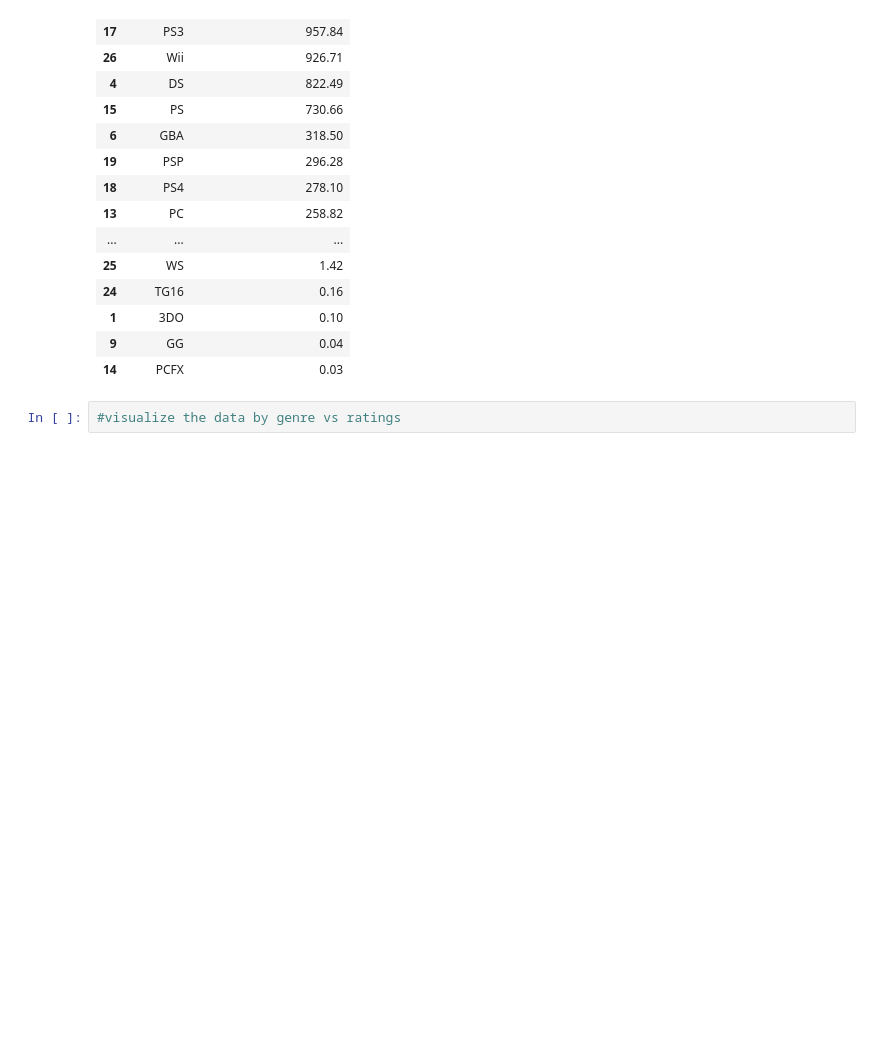
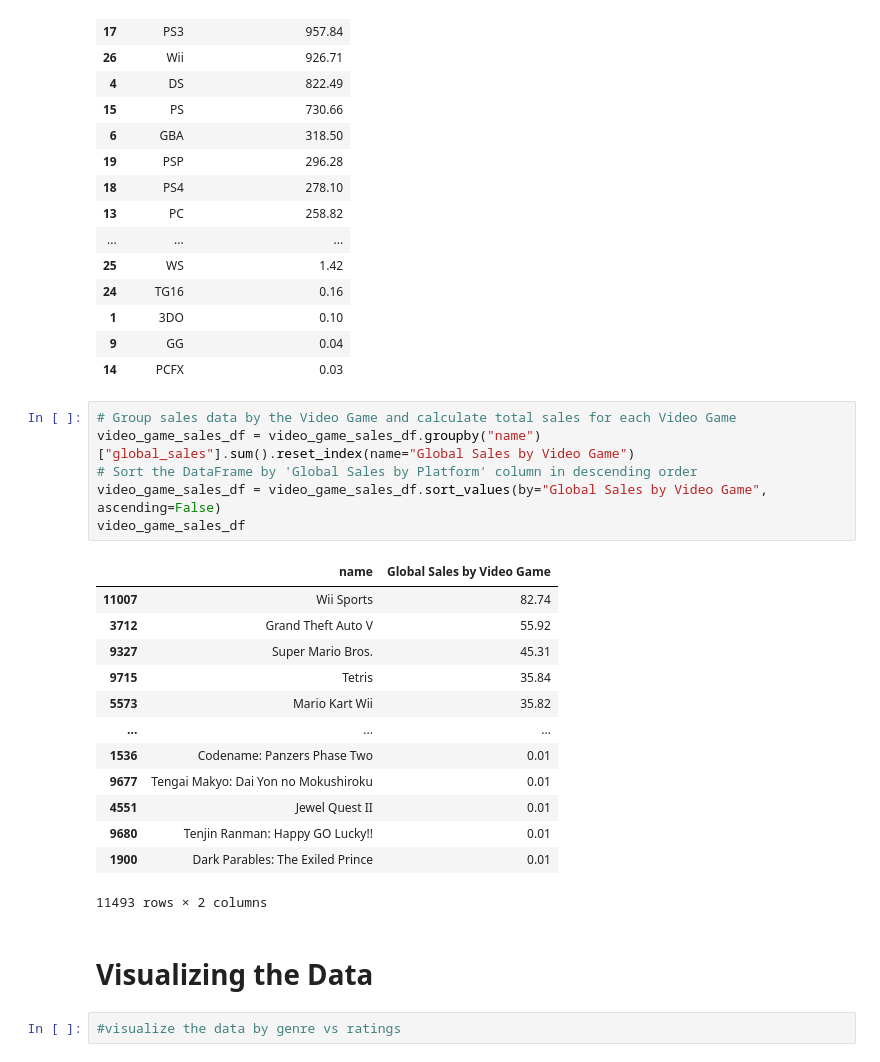
Before and after one commit to knohavec/Project-1-, a Jupyter notebook: Data Exploration Jupiter Notebooks/video_game_sales.ipynb, the cells around one changed output. Drawn from its saved outputs; the diff is of its cells as text; blank space fills up the shorter version.

```diff
--- a/Data Exploration Jupiter Notebooks/video_game_sales.ipynb
+++ b/Data Exploration Jupiter Notebooks/video_game_sales.ipynb
@@ -159,6 +171,28 @@ platform_sales_df
 | 1 | 3DO | 0.10 |
 | 9 | GG | 0.04 |
 | 14 | PCFX | 0.03 |
+# %%
+# Group sales data by the Video Game and calculate total sales for each Video Game
+video_game_sales_df = video_game_sales_df.groupby("name")["global_sales"].sum().reset_index(name="Global Sales by Video Game")
+# Sort the DataFrame by 'Global Sales by Platform' column in descending order
+video_game_sales_df = video_game_sales_df.sort_values(by="Global Sales by Video Game", ascending=False)
+video_game_sales_df
+# %% [output]
+|  | name | Global Sales by Video Game |
+| 11007 | Wii Sports | 82.74 |
+| 3712 | Grand Theft Auto V | 55.92 |
+| 9327 | Super Mario Bros. | 45.31 |
+| 9715 | Tetris | 35.84 |
+| 5573 | Mario Kart Wii | 35.82 |
+| ... | ... | ... |
+| 1536 | Codename: Panzers Phase Two | 0.01 |
+| 9677 | Tengai Makyo: Dai Yon no Mokushiroku | 0.01 |
+| 4551 | Jewel Quest II | 0.01 |
+| 9680 | Tenjin Ranman: Happy GO Lucky!! | 0.01 |
+| 1900 | Dark Parables: The Exiled Prince | 0.01 |
+11493 rows × 2 columns
+# %% [markdown]
+# Visualizing the Data
 # %%
 #visualize the data by genre vs ratings
 # %%
```
Also changed, not shown: parts of 8 cells of this notebook.
